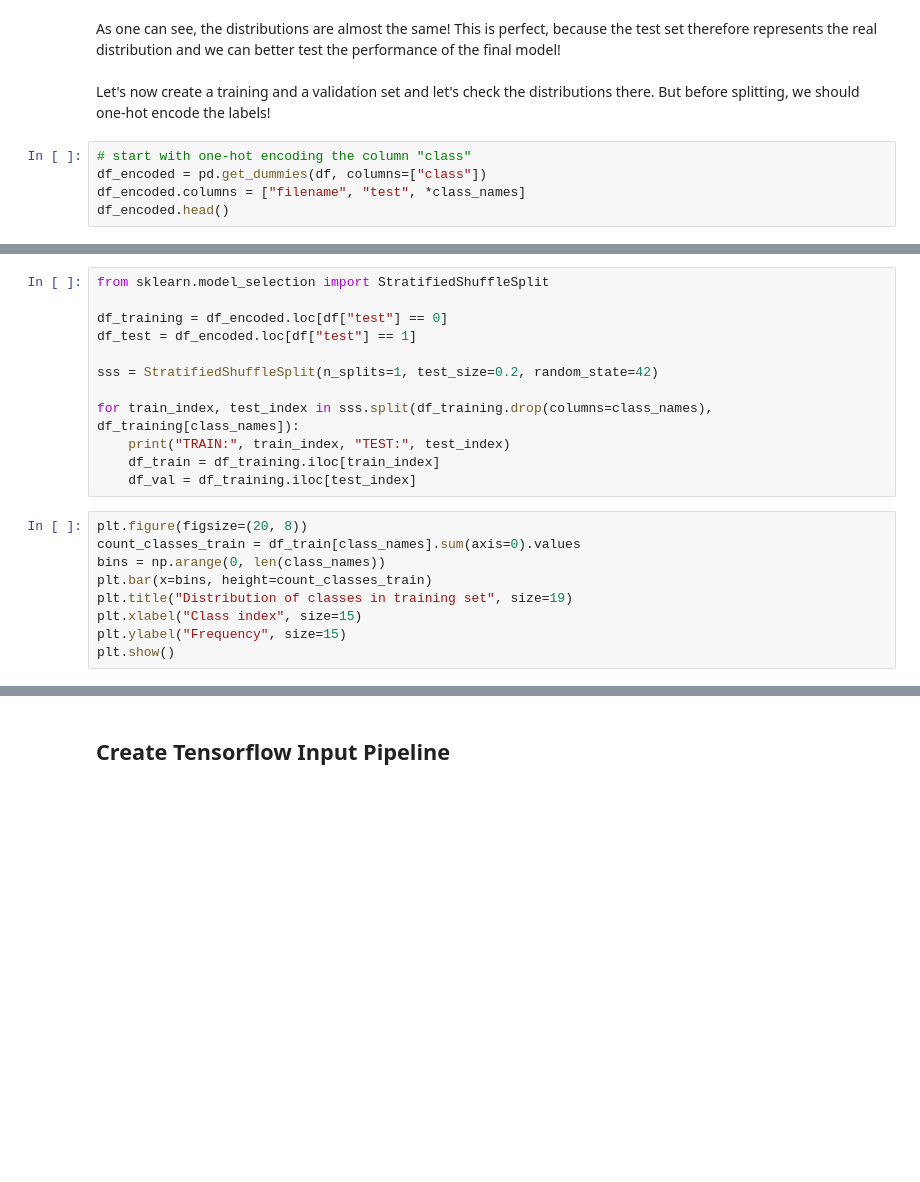
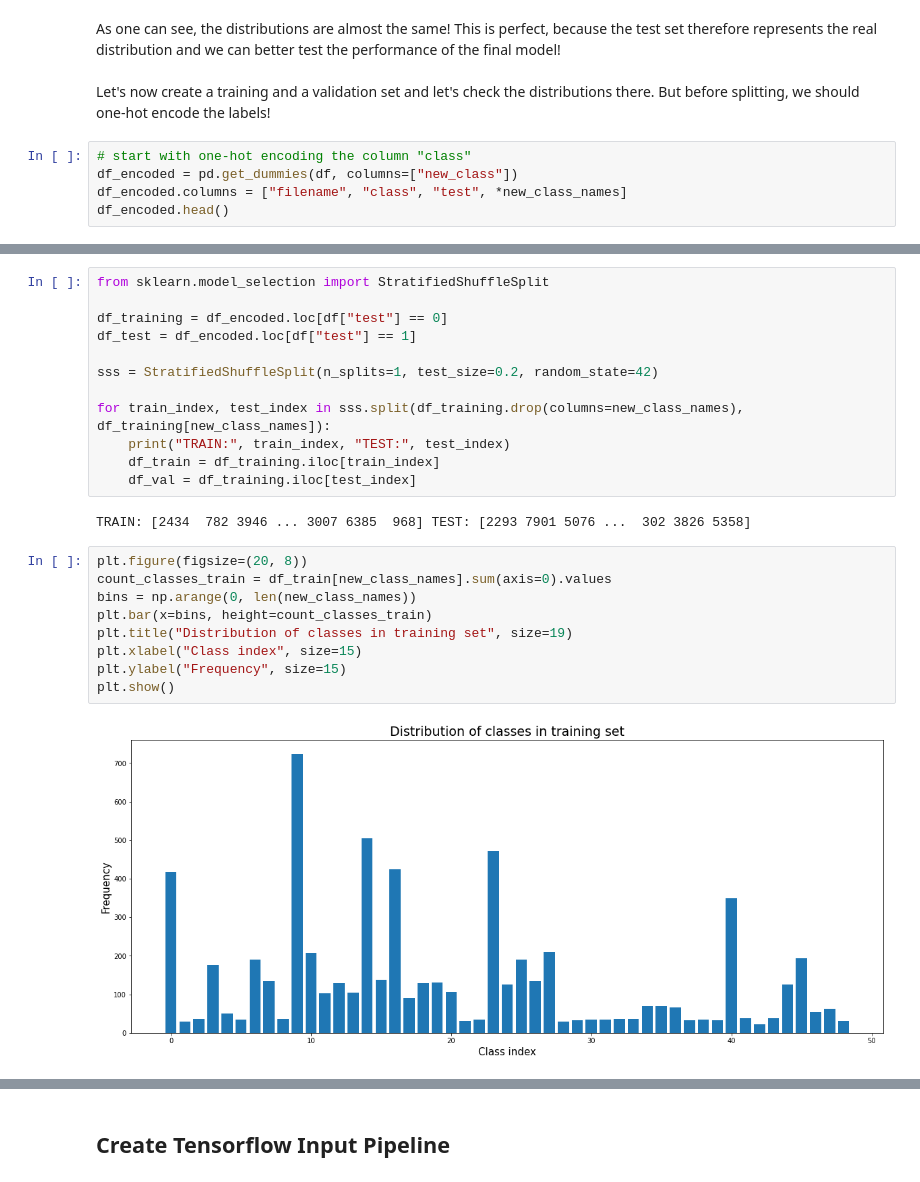
Before and after one commit to patrickbrus/IBM_Machine_Learning_Professional, a Jupyter notebook: Deep_Learning/DeepLearning_Project.ipynb, the cells around one changed output, grey strips where cells are left out. Drawn from its saved outputs; the diff is of its cells as text; blank space fills up the shorter version.

```diff
--- a/Deep_Learning/DeepLearning_Project.ipynb
+++ b/Deep_Learning/DeepLearning_Project.ipynb
@@ -376,6 +342,6 @@ As one can see, the distributions are almost the same! This is perfect, because
 Let's now create a training and a validation set and let's check the distributions there. But before splitting, we should one-hot encode the labels!
 # %%
 # start with one-hot encoding the column "class"
-df_encoded = pd.get_dummies(df, columns=["class"])
-df_encoded.columns = ["filename", "test", *class_names]
+df_encoded = pd.get_dummies(df, columns=["new_class"])
+df_encoded.columns = ["filename", "class", "test", *new_class_names]
 df_encoded.head()
@@ -387,19 +361,23 @@ df_test = df_encoded.loc[df["test"] == 1]
 
 sss = StratifiedShuffleSplit(n_splits=1, test_size=0.2, random_state=42)
 
-for train_index, test_index in sss.split(df_training.drop(columns=class_names), df_training[class_names]):
+for train_index, test_index in sss.split(df_training.drop(columns=new_class_names), df_training[new_class_names]):
     print("TRAIN:", train_index, "TEST:", test_index)
     df_train = df_training.iloc[train_index]
     df_val = df_training.iloc[test_index]
+# %% [output]
+TRAIN: [2434  782 3946 ... 3007 6385  968] TEST: [2293 7901 5076 ...  302 3826 5358]
 # %%
 plt.figure(figsize=(20, 8))
-count_classes_train = df_train[class_names].sum(axis=0).values
-bins = np.arange(0, len(class_names))
+count_classes_train = df_train[new_class_names].sum(axis=0).values
+bins = np.arange(0, len(new_class_names))
 plt.bar(x=bins, height=count_classes_train)
 plt.title("Distribution of classes in training set", size=19)
 plt.xlabel("Class index", size=15)
 plt.ylabel("Frequency", size=15)
 plt.show()
+# %% [output]
+[figure, added]
 # %%
 # check distribution of test set
 plt.figure(figsize=(20, 8))
```
Also changed, not shown: parts of 31 cells of this notebook.
